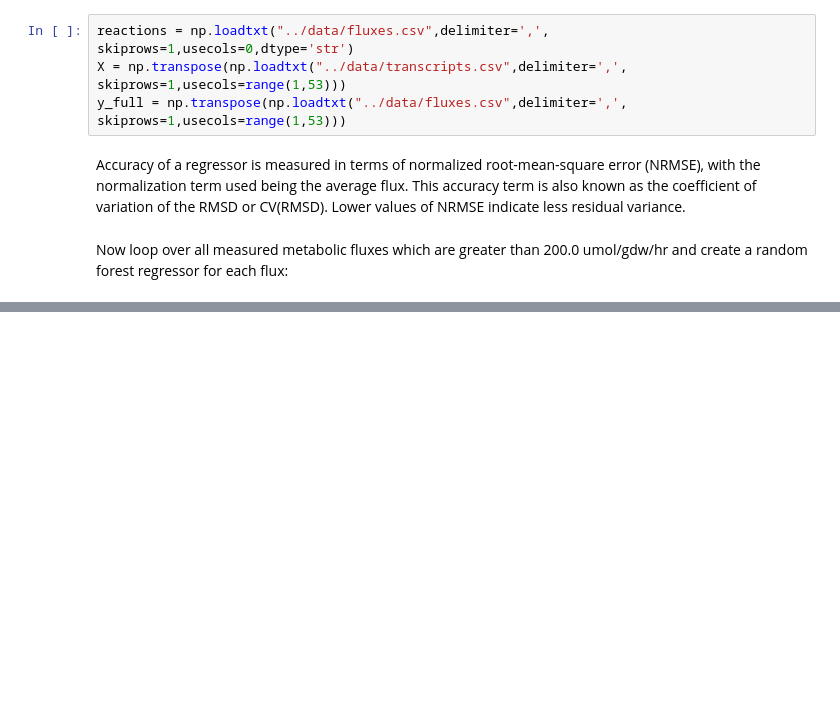
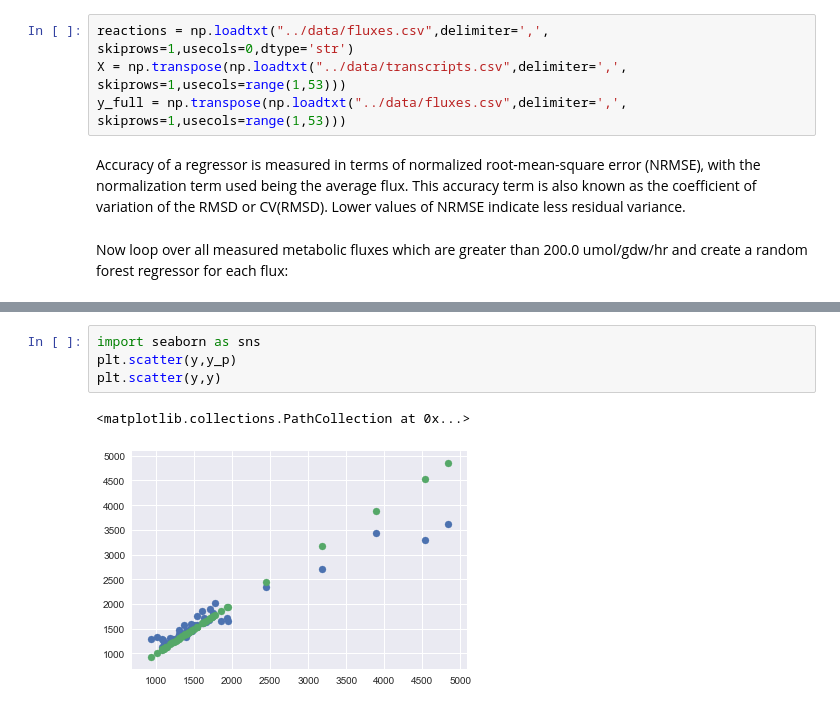
Before and after one commit to LBLQMM/RhodococcusGSM, a Jupyter notebook: notebooks/random-forest-regressor-t2f.ipynb, the cells around one changed output, grey strips where cells are left out. Drawn from its saved outputs; the diff is of its cells as text; blank space fills up the shorter version.

```diff
--- a/notebooks/random-forest-regressor-t2f.ipynb
+++ b/notebooks/random-forest-regressor-t2f.ipynb
@@ -163,0 +191,7 @@ Now explore sensitivity of fluxes to experimental errors in transcript measureme
+# %%
+import seaborn as sns
+plt.scatter(y,y_p)
+plt.scatter(y,y)
+# %% [output]
+<matplotlib.collections.PathCollection at 0x...>
+[figure, added]
```
Also changed, not shown: parts of 5 cells of this notebook, 17 other files.
